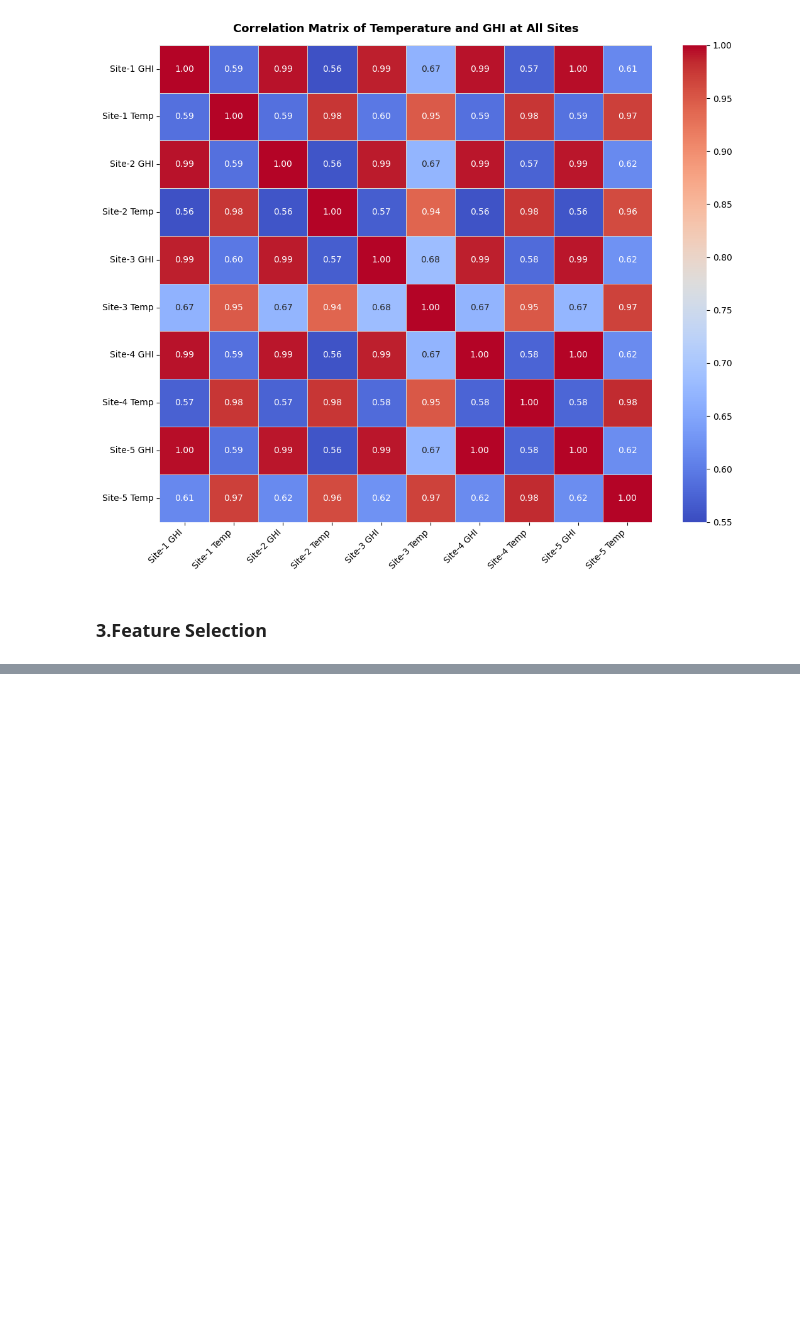
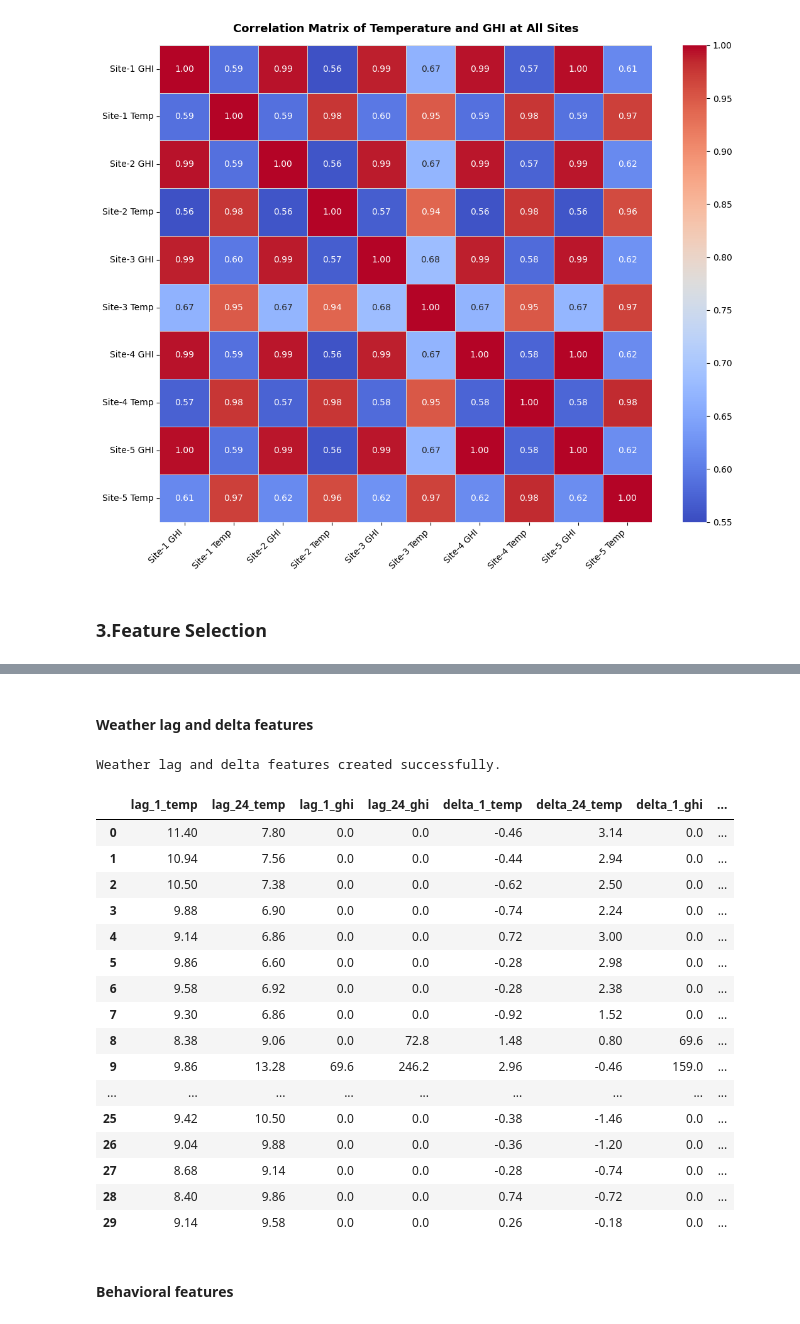
Before and after one commit to NganBui25/2025-PGE-Energy-Analytics, a Jupyter notebook: notebooks/feature_engineering.ipynb, the cells around one changed output, grey strips where cells are left out. Cells and saved outputs as stored; diff of their text form; code cells hidden in the pictures; blank space fills up the shorter version.

Commit message:
add feature selection and data splitting

```diff
--- a/notebooks/feature_engineering.ipynb
+++ b/notebooks/feature_engineering.ipynb
@@ -29,15 +26,15 @@ Note: you may need to restart the kernel to use updated packages.
 # %%
 import pandas as pd
 
-train_path = f"E:/KHDL/Beginner/CK/data/Train.xlsx"
-test_path = f"E:/KHDL/Beginner/CK/data/Test.xlsx"
+train_path = f"../data/training.xlsx"
+test_path = f"../data/testing.xlsx"
 
-train_df = pd.read_excel(train_path)
-test_df = pd.read_excel(test_path)
+df_train = pd.read_excel(train_path)
+df_test = pd.read_excel(test_path)
 
 # Kiểm tra nhanh dữ liệu
-print(f"Kích thước tập Train: {train_df.shape}")
-print(f"Kích thước tập Test: {test_df.shape}")
+print(f"Kích thước tập Train: {df_train.shape}")
+print(f"Kích thước tập Test: {df_test.shape}")
 # %% [output]
 Kích thước tập Train: (17544, 15)
 Kích thước tập Test: (8760, 15)
@@ -363,0 +573,59 @@ plt.show()
+# %% [markdown]
+#### Weather lag and delta features
+# %%
+# ============================================================
+# Cell 5: Weather Lag and Delta Features
+# ============================================================
+
+# Temperature lags
+df["lag_1_temp"] = df["Combined_Temp"].shift(1)
+df["lag_24_temp"] = df["Combined_Temp"].shift(24)
+
+# GHI lags
+df["lag_1_ghi"] = df["Combined_GHI"].shift(1)
+df["lag_24_ghi"] = df["Combined_GHI"].shift(24)
+
+# Temperature changes
+df["delta_1_temp"] = df["Combined_Temp"] - df["lag_1_temp"]
+df["delta_24_temp"] = df["Combined_Temp"] - df["lag_24_temp"]
+
+# GHI changes
+df["delta_1_ghi"] = df["Combined_GHI"] - df["lag_1_ghi"]
+df["delta_24_ghi"] = df["Combined_GHI"] - df["lag_24_ghi"]
+
+print("Weather lag and delta features created successfully.")
+
+weather_lag_delta_features = [
+    "lag_1_temp",
+    "lag_24_temp",
+    "lag_1_ghi",
+    "lag_24_ghi",
+    "delta_1_temp",
+    "delta_24_temp",
+    "delta_1_ghi",
+    "delta_24_ghi"
+]
+#drop nan
+df = df.dropna(subset=weather_lag_delta_features).reset_index(drop=True)
+df[weather_lag_delta_features].head(30)
+# %% [output]
+Weather lag and delta features created successfully.
+|  | lag_1_temp | lag_24_temp | lag_1_ghi | lag_24_ghi | delta_1_temp | delta_24_temp | delta_1_ghi | ... |
+| 0 | 11.40 | 7.80 | 0.0 | 0.0 | -0.46 | 3.14 | 0.0 | ... |
+| 1 | 10.94 | 7.56 | 0.0 | 0.0 | -0.44 | 2.94 | 0.0 | ... |
+| 2 | 10.50 | 7.38 | 0.0 | 0.0 | -0.62 | 2.50 | 0.0 | ... |
+| 3 | 9.88 | 6.90 | 0.0 | 0.0 | -0.74 | 2.24 | 0.0 | ... |
+| 4 | 9.14 | 6.86 | 0.0 | 0.0 | 0.72 | 3.00 | 0.0 | ... |
+| 5 | 9.86 | 6.60 | 0.0 | 0.0 | -0.28 | 2.98 | 0.0 | ... |
+| 6 | 9.58 | 6.92 | 0.0 | 0.0 | -0.28 | 2.38 | 0.0 | ... |
+| 7 | 9.30 | 6.86 | 0.0 | 0.0 | -0.92 | 1.52 | 0.0 | ... |
+| 8 | 8.38 | 9.06 | 0.0 | 72.8 | 1.48 | 0.80 | 69.6 | ... |
+| 9 | 9.86 | 13.28 | 69.6 | 246.2 | 2.96 | -0.46 | 159.0 | ... |
+| ... | ... | ... | ... | ... | ... | ... | ... | ... |
+| 25 | 9.42 | 10.50 | 0.0 | 0.0 | -0.38 | -1.46 | 0.0 | ... |
+| 26 | 9.04 | 9.88 | 0.0 | 0.0 | -0.36 | -1.20 | 0.0 | ... |
+| 27 | 8.68 | 9.14 | 0.0 | 0.0 | -0.28 | -0.74 | 0.0 | ... |
+| 28 | 8.40 | 9.86 | 0.0 | 0.0 | 0.74 | -0.72 | 0.0 | ... |
+| 29 | 9.14 | 9.58 | 0.0 | 0.0 | 0.26 | -0.18 | 0.0 | ... |
+# %% [markdown]
+#### Behavioral features
```
Also changed, not shown: parts of 22 cells of this notebook, 2 other files.
